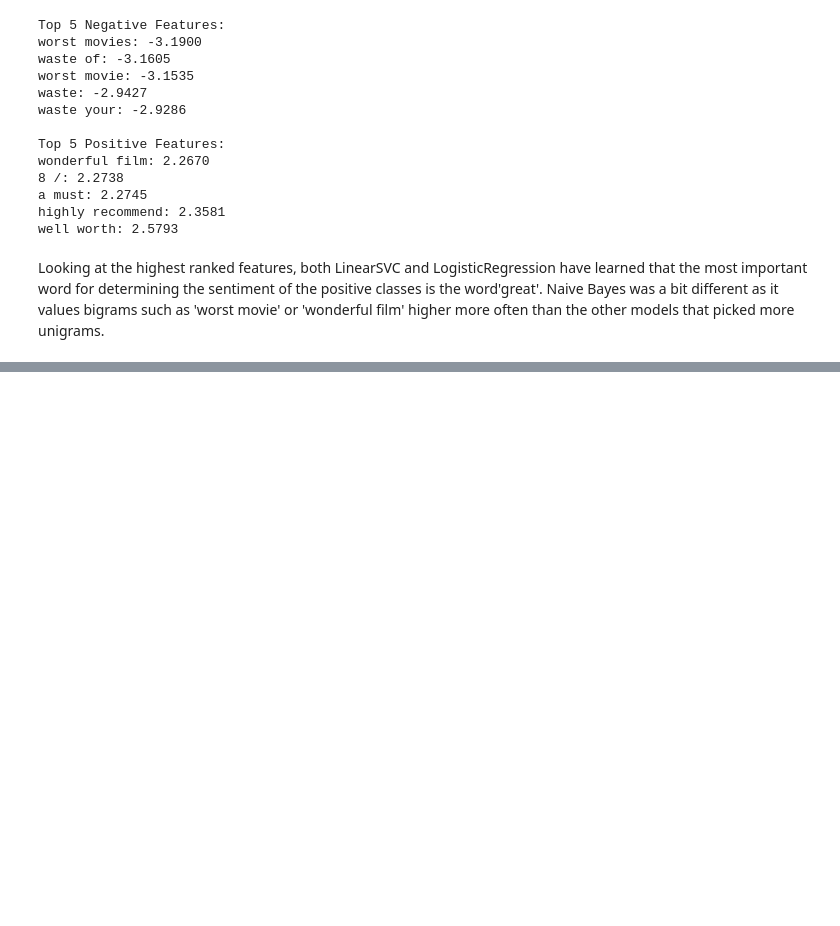
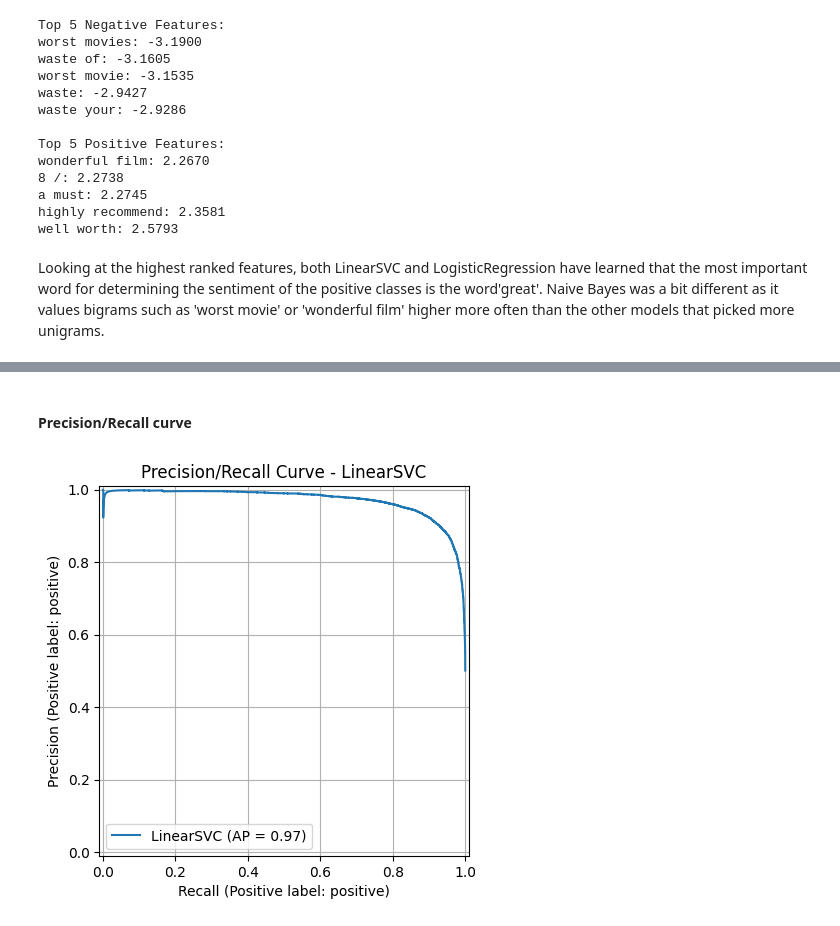
Before and after one commit to Noodleweb/IMDB-Sentiment-Anlysis---Group-2, a Jupyter notebook: project.ipynb, the cells around one changed output, grey strips where cells are left out. Drawn from its saved outputs; the diff is of its cells as text; code cells hidden in the pictures; blank space fills up the shorter version.

```diff
--- a/project.ipynb
+++ b/project.ipynb
@@ -435,0 +452,14 @@ The best performing model was...
+# %% [markdown]
+#### Precision/Recall curve
+# %%
+from sklearn.metrics import PrecisionRecallDisplay
+import matplotlib.pyplot as plt
+
+# Create Precision/Recall Curve using LinearSVC
+PrecisionRecallDisplay.from_estimator(best_model_svc, X_test, y_test, pos_label="positive", name="LinearSVC")
+
+plt.title("Precision/Recall Curve - LinearSVC")
+plt.grid(True)
+plt.show()
+# %% [output]
+[figure, added]
```
Also changed, not shown: parts of 15 cells of this notebook.
